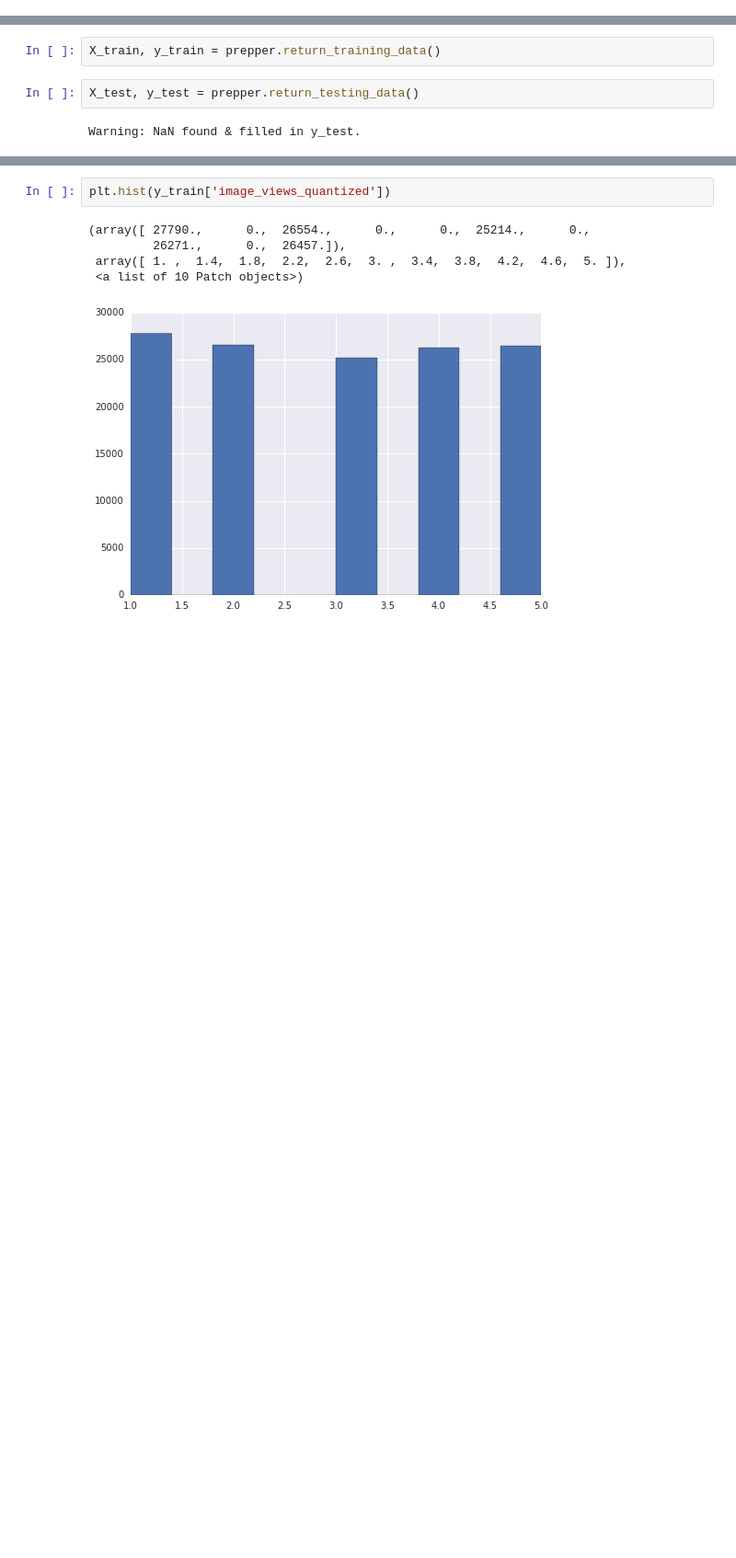
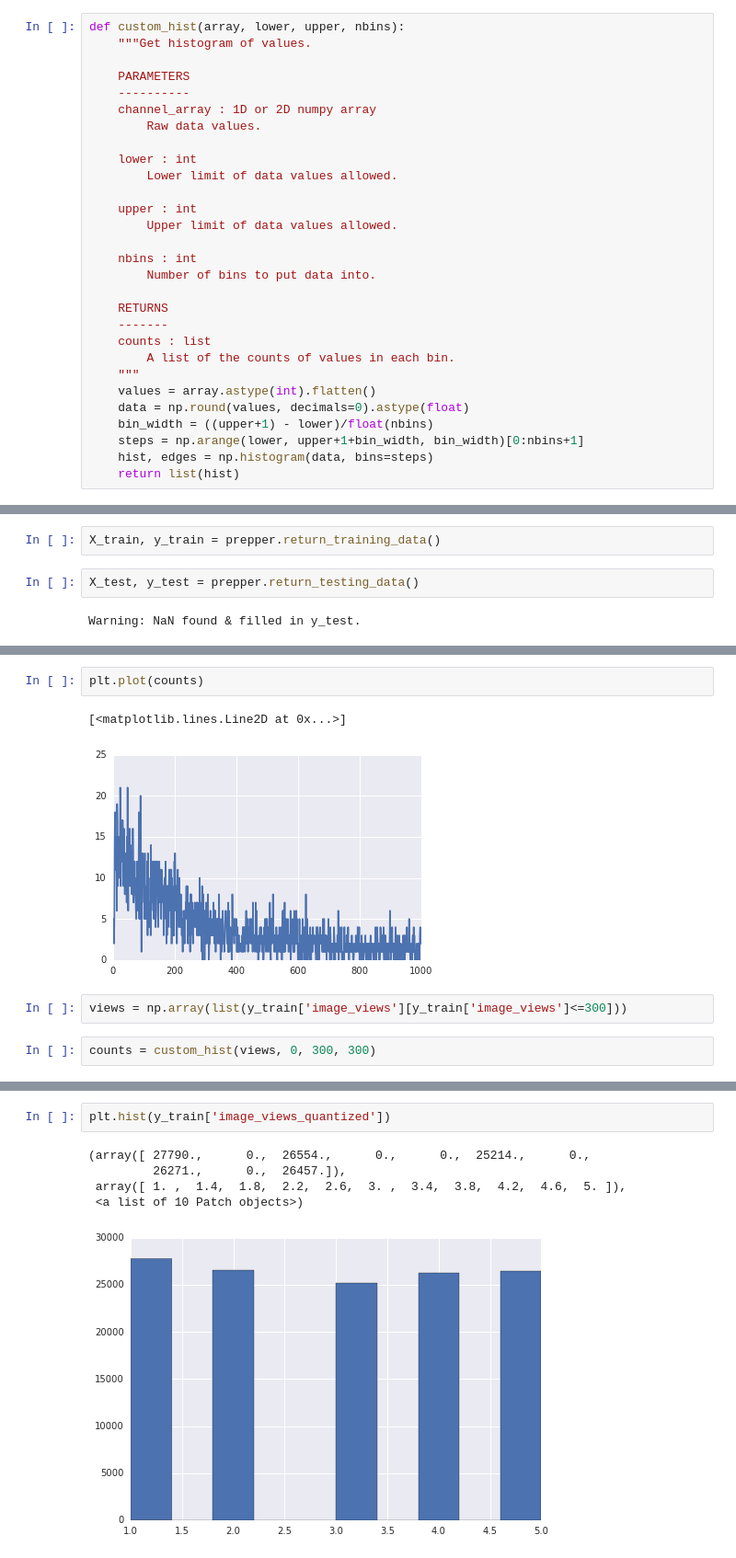
Before and after one commit to MPMakris/Photo_Pro, a Jupyter notebook: notebooks/Web_App Visuals.ipynb, the cells around one changed output, grey strips where cells are left out. Shown at 92% size. Cells and saved outputs as stored; diff of their text form; blank space fills up the shorter version.

```diff
--- a/notebooks/Web_App Visuals.ipynb
+++ b/notebooks/Web_App Visuals.ipynb
@@ -11,6 +11,35 @@ def open_prepper(file_path):
     with open(file_path) as f:
         prepper = pickle.load(f)
     return prepper
+# %%
+def custom_hist(array, lower, upper, nbins):
+    """Get histogram of values.
+
+    PARAMETERS
+    ----------
+    channel_array : 1D or 2D numpy array
+        Raw data values.
+
+    lower : int
+        Lower limit of data values allowed.
+
+    upper : int
+        Upper limit of data values allowed.
+
+    nbins : int
+        Number of bins to put data into.
+
+    RETURNS
+    -------
+    counts : list
+        A list of the counts of values in each bin.
+    """
+    values = array.astype(int).flatten()
+    data = np.round(values, decimals=0).astype(float)
+    bin_width = ((upper+1) - lower)/float(nbins)
+    steps = np.arange(lower, upper+1+bin_width, bin_width)[0:nbins+1]
+    hist, edges = np.histogram(data, bins=steps)
+    return list(hist)
 # %%
 file_path = '../data/store/data_prepper_ALL-CATEGORIES.pkl'
 prepper = open_prepper(file_path)
@@ -49,0 +81,9 @@ plt.savefig('image_views_hist.png')
+# %%
+plt.plot(counts)
+# %% [output]
+[<matplotlib.lines.Line2D at 0x...>]
+[figure, added]
+# %%
+views = np.array(list(y_train['image_views'][y_train['image_views']<=300]))
+# %%
+counts = custom_hist(views, 0, 300, 300)
```
Also changed, not shown: parts of 11 cells of this notebook, 16 other files.
